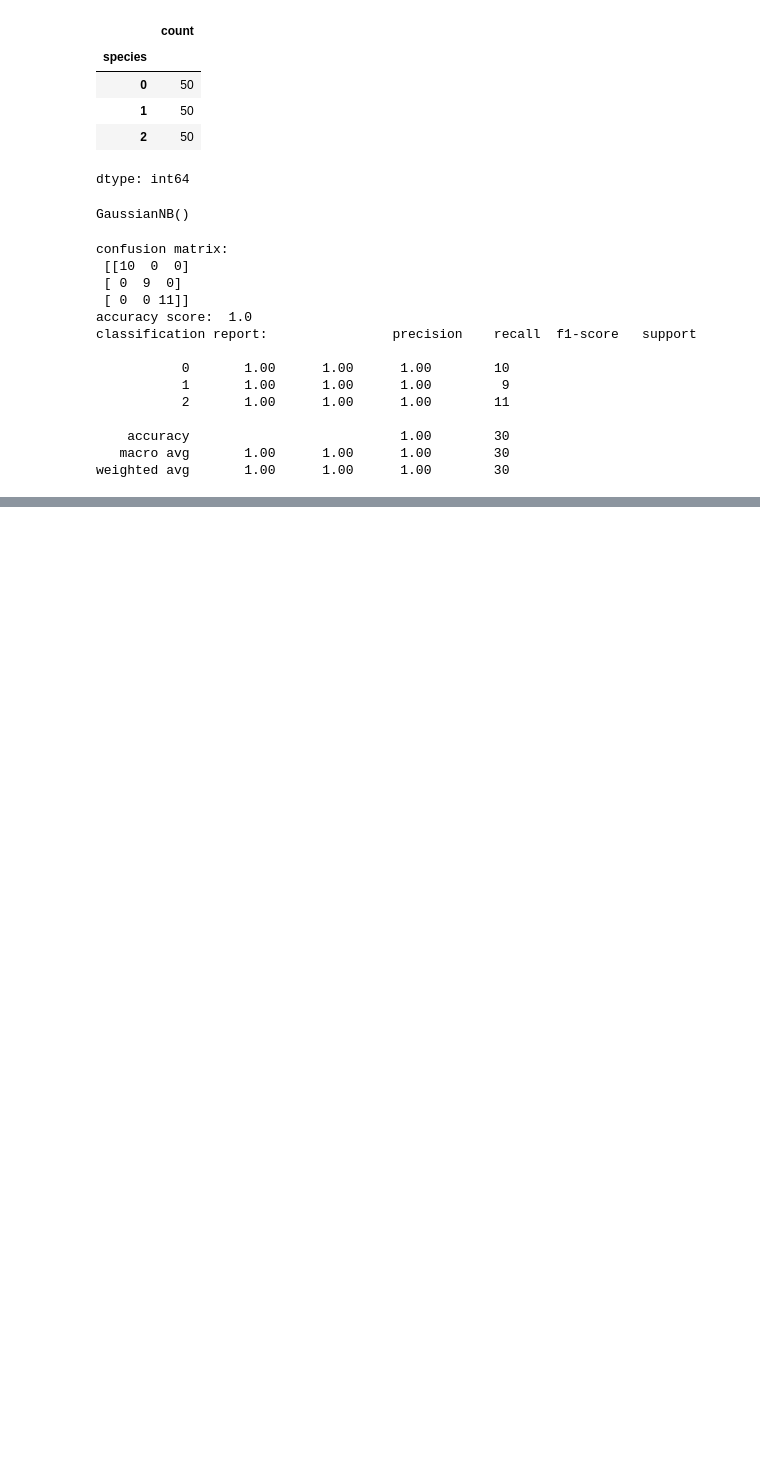
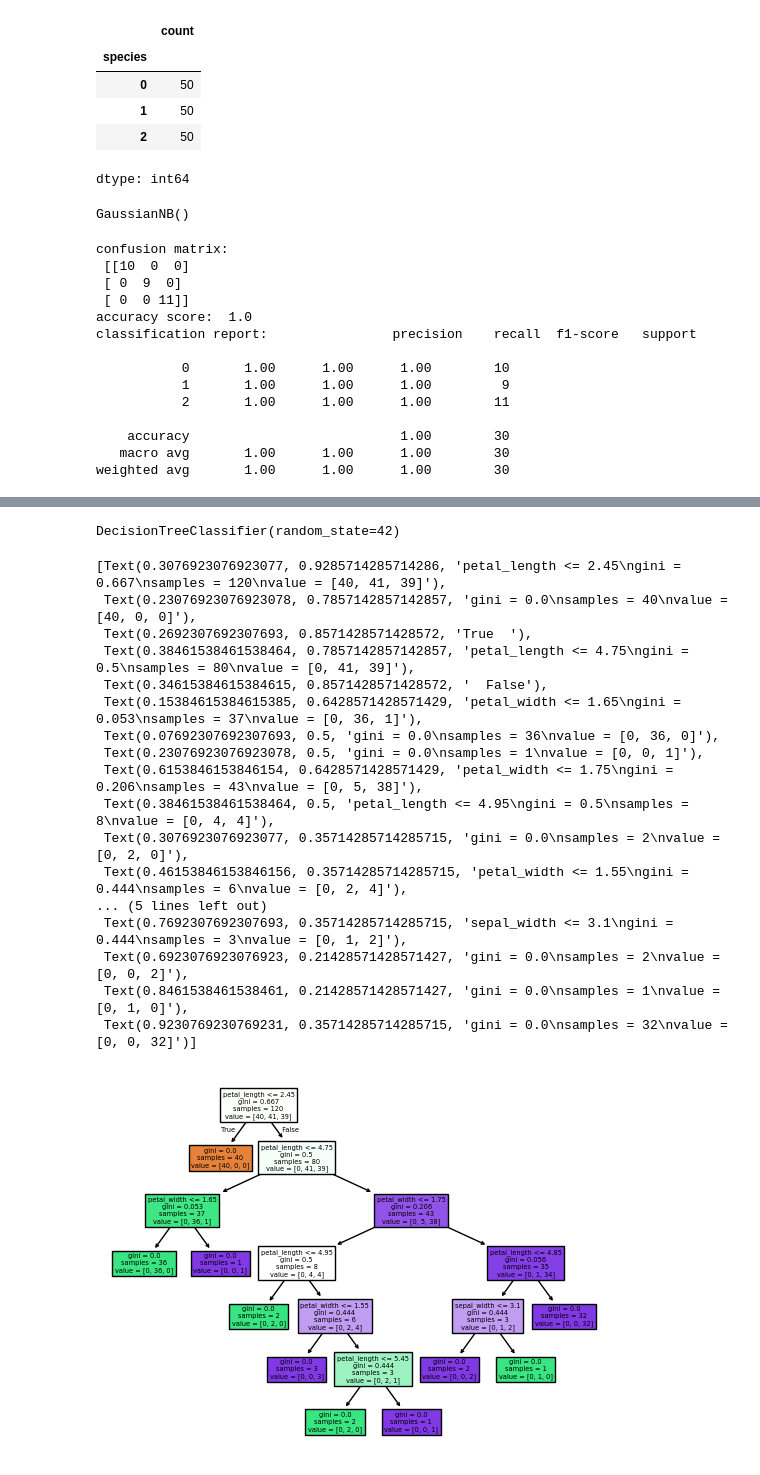
Before and after one commit to kzeynep/Python_Atil_hoca, a Jupyter notebook: irisdata.ipynb, the cells around one changed output, grey strips where cells are left out. Drawn from its saved outputs; the diff is of its cells as text; code cells hidden in the pictures; blank space fills up the shorter version.

```diff
--- a/irisdata.ipynb
+++ b/irisdata.ipynb
@@ -733,0 +743,33 @@ weighted avg       1.00      1.00      1.00        30
+# %%
+X = df.drop("species", axis=1)
+y = df["species"]
+# %%
+X_train , X_test, y_train, y_test = train_test_split(X, y, test_size=0.2, random_state=42)
+# %%
+from sklearn.tree import DecisionTreeClassifier
+tree_model = DecisionTreeClassifier(random_state=42)
+tree_model.fit(X_train, y_train)
+# %% [output]
+DecisionTreeClassifier(random_state=42)
+# %%
+from sklearn import tree
+tree.plot_tree(tree_model.fit(X_train, y_train),feature_names =X_train.columns , filled = True)
+# %% [output]
+[Text(0.3076923076923077, 0.9285714285714286, 'petal_length <= 2.45\ngini = 0.667\nsamples = 120\nvalue = [40, 41, 39]'),
+ Text(0.23076923076923078, 0.7857142857142857, 'gini = 0.0\nsamples = 40\nvalue = [40, 0, 0]'),
+ Text(0.2692307692307693, 0.8571428571428572, 'True  '),
+ Text(0.38461538461538464, 0.7857142857142857, 'petal_length <= 4.75\ngini = 0.5\nsamples = 80\nvalue = [0, 41, 39]'),
+ Text(0.34615384615384615, 0.8571428571428572, '  False'),
+ Text(0.15384615384615385, 0.6428571428571429, 'petal_width <= 1.65\ngini = 0.053\nsamples = 37\nvalue = [0, 36, 1]'),
+ Text(0.07692307692307693, 0.5, 'gini = 0.0\nsamples = 36\nvalue = [0, 36, 0]'),
+ Text(0.23076923076923078, 0.5, 'gini = 0.0\nsamples = 1\nvalue = [0, 0, 1]'),
+ Text(0.6153846153846154, 0.6428571428571429, 'petal_width <= 1.75\ngini = 0.206\nsamples = 43\nvalue = [0, 5, 38]'),
+ Text(0.38461538461538464, 0.5, 'petal_length <= 4.95\ngini = 0.5\nsamples = 8\nvalue = [0, 4, 4]'),
+ Text(0.3076923076923077, 0.35714285714285715, 'gini = 0.0\nsamples = 2\nvalue = [0, 2, 0]'),
+ Text(0.46153846153846156, 0.35714285714285715, 'petal_width <= 1.55\ngini = 0.444\nsamples = 6\nvalue = [0, 2, 4]'),
+... (5 lines left out)
+ Text(0.7692307692307693, 0.35714285714285715, 'sepal_width <= 3.1\ngini = 0.444\nsamples = 3\nvalue = [0, 1, 2]'),
+ Text(0.6923076923076923, 0.21428571428571427, 'gini = 0.0\nsamples = 2\nvalue = [0, 0, 2]'),
+ Text(0.8461538461538461, 0.21428571428571427, 'gini = 0.0\nsamples = 1\nvalue = [0, 1, 0]'),
+ Text(0.9230769230769231, 0.35714285714285715, 'gini = 0.0\nsamples = 32\nvalue = [0, 0, 32]')]
+[figure, added]
```
Also changed, not shown: parts of 3 cells of this notebook.
